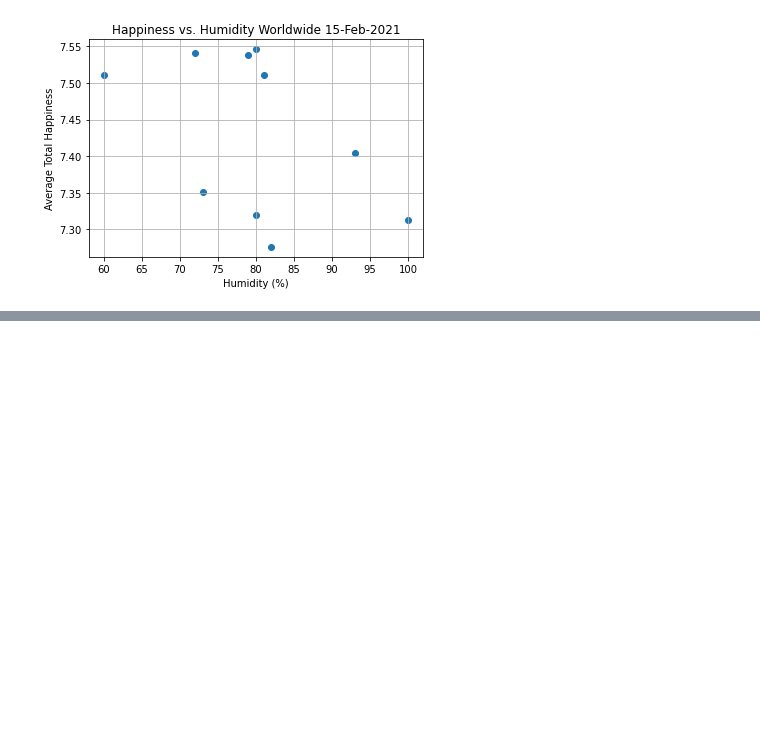
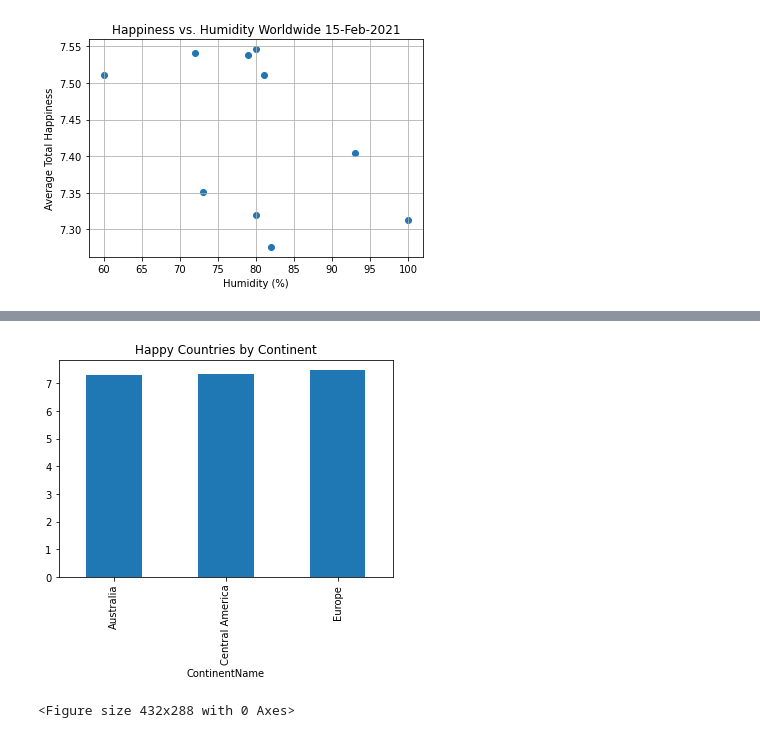
Before and after one commit to reginesgit/Factors-Contributing-to-a-Countrys-Happiness, a Jupyter notebook: Weather/Weather_Report.ipynb, the cells around one changed output, grey strips where cells are left out. Drawn from its saved outputs; the diff is of its cells as text; code cells hidden in the pictures; blank space fills up the shorter version.

```diff
--- a/Weather/Weather_Report.ipynb
+++ b/Weather/Weather_Report.ipynb
@@ -113,0 +174,16 @@ NameError: name 'gender_chart' is not defined
+# %%
+# Split up our data into groups based upon 'continent'
+continent_groups = cities_weather_df.groupby('ContinentName')
+# Find out how many of each country is in each continent
+continent_happies = continent_groups['Avg Happiness'].mean()
+
+# Chart our data, give it a title, and label the axes
+continent_chart = continent_happies.plot(kind="bar", title="Happy Countries by Continent")
+region_chart.set_xlabel("Continent")
+region_chart.set_ylabel("Average Happiness Score")
+
+plt.show()
+plt.tight_layout()
+# %% [output]
+[figure, added]
+<Figure size 432x288 with 0 Axes>
```
Also changed, not shown: parts of 6 cells of this notebook, 2 other files.
